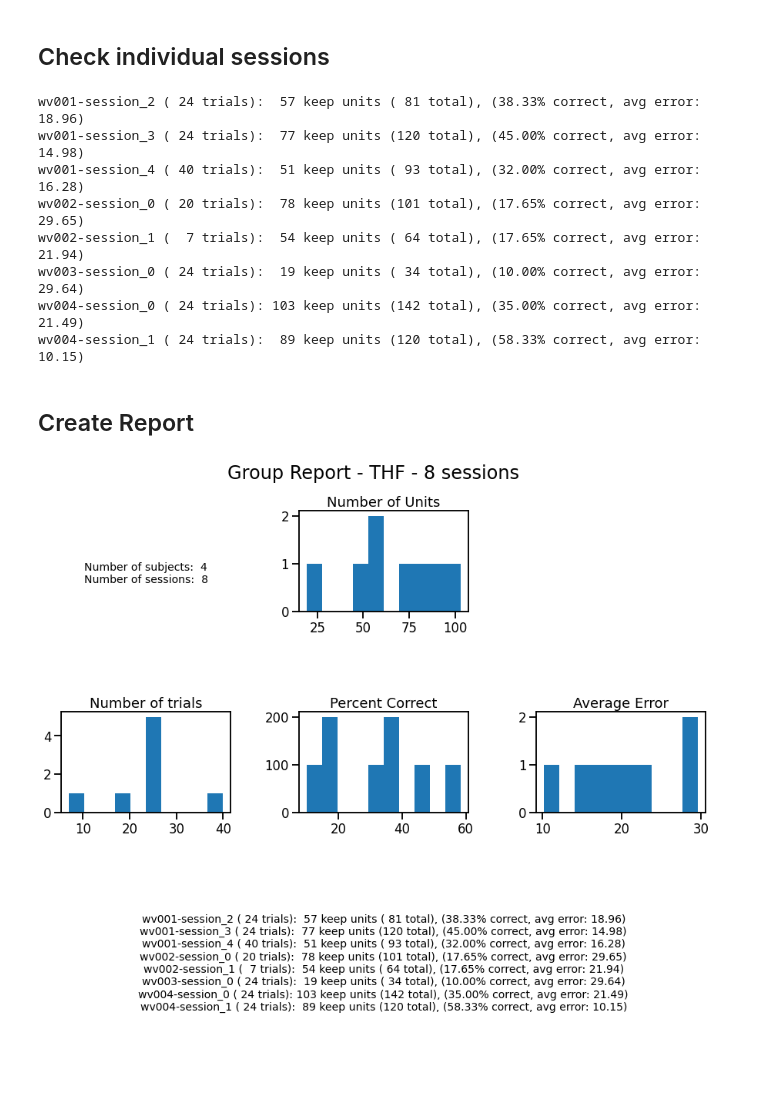
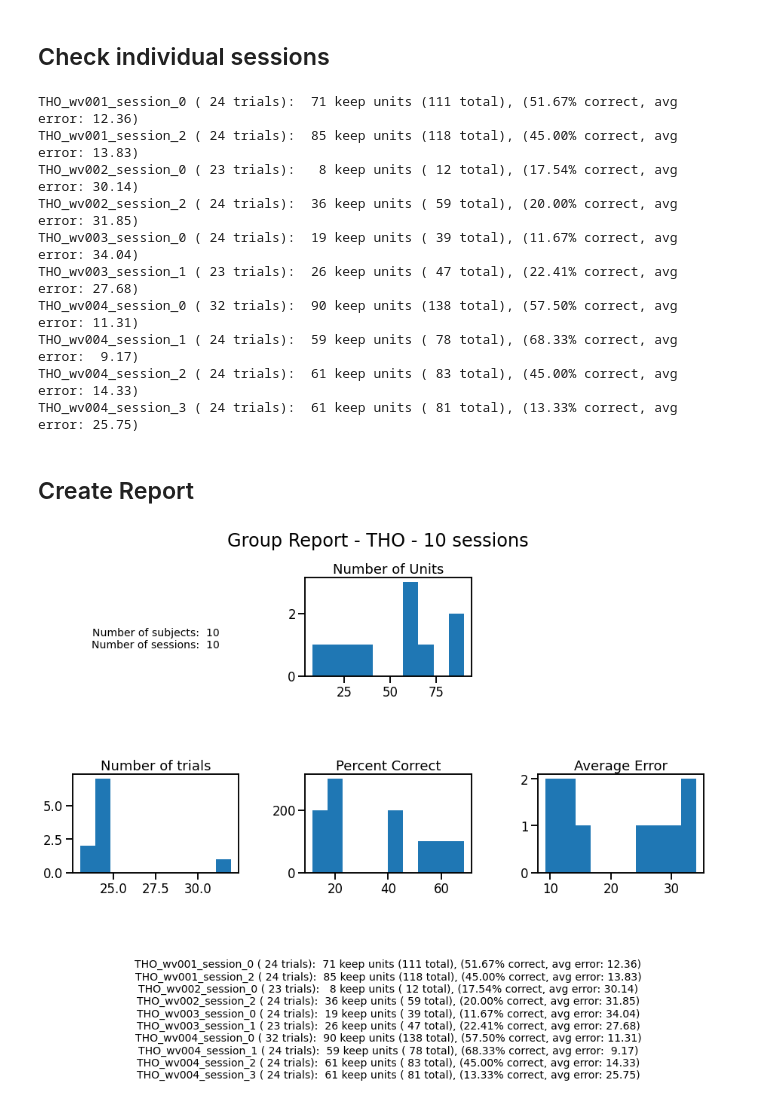
Before and after one commit to HSUPipeline/AnalyzeTH, a Jupyter notebook: notebooks/REPORTS-GROUP.ipynb, the cells around one changed output. Saved outputs shown, nothing was run; the diff lists cells and outputs as text; code cells hidden in the pictures; blank space fills up the shorter version.

Commit message:
update group analysis

```diff
--- a/notebooks/REPORTS-GROUP.ipynb
+++ b/notebooks/REPORTS-GROUP.ipynb
@@ -25,7 +25,7 @@ from reports import create_group_info, create_group_str, create_group_sessions_s
 ## Settings
 # %%
 # Set which task to analyze
-task = 'THF'
+task = 'THO'
 # %%
 # Define the base data folder
 data_folder = Path('/Users/tom/Documents/Data/JacobsLab/TH/')
@@ -69,44 +69,50 @@ for nwbfile in nwbfiles:
 # Create detailed information for each session
 print('\n'.join(create_group_sessions_str(summary)))
 # %% [output]
-wv001-session_2 ( 24 trials):  57 keep units ( 81 total), (38.33% correct, avg error: 18.96)
-wv001-session_3 ( 24 trials):  77 keep units (120 total), (45.00% correct, avg error: 14.98)
-wv001-session_4 ( 40 trials):  51 keep units ( 93 total), (32.00% correct, avg error: 16.28)
-wv002-session_0 ( 20 trials):  78 keep units (101 total), (17.65% correct, avg error: 29.65)
-wv002-session_1 (  7 trials):  54 keep units ( 64 total), (17.65% correct, avg error: 21.94)
-wv003-session_0 ( 24 trials):  19 keep units ( 34 total), (10.00% correct, avg error: 29.64)
-wv004-session_0 ( 24 trials): 103 keep units (142 total), (35.00% correct, avg error: 21.49)
-wv004-session_1 ( 24 trials):  89 keep units (120 total), (58.33% correct, avg error: 10.15)
+THO_wv001_session_0 ( 24 trials):  71 keep units (111 total), (51.67% correct, avg error: 12.36)
+THO_wv001_session_2 ( 24 trials):  85 keep units (118 total), (45.00% correct, avg error: 13.83)
+THO_wv002_session_0 ( 23 trials):   8 keep units ( 12 total), (17.54% correct, avg error: 30.14)
+THO_wv002_session_2 ( 24 trials):  36 keep units ( 59 total), (20.00% correct, avg error: 31.85)
+THO_wv003_session_0 ( 24 trials):  19 keep units ( 39 total), (11.67% correct, avg error: 34.04)
+THO_wv003_session_1 ( 23 trials):  26 keep units ( 47 total), (22.41% correct, avg error: 27.68)
+THO_wv004_session_0 ( 32 trials):  90 keep units (138 total), (57.50% correct, avg error: 11.31)
+THO_wv004_session_1 ( 24 trials):  59 keep units ( 78 total), (68.33% correct, avg error:  9.17)
+THO_wv004_session_2 ( 24 trials):  61 keep units ( 83 total), (45.00% correct, avg error: 14.33)
+THO_wv004_session_3 ( 24 trials):  61 keep units ( 81 total), (13.33% correct, avg error: 25.75)
 # %% [markdown]
 ## Create Report
+# %%
+# Report settings
+font_settings = {'fontdict' : {'fontsize' : 14}, 'ha' : 'center', 'va' : 'center'}
 # %%
 # Initialize figure
 _ = plt.figure(figsize=(15, 12))
 grid = gridspec.GridSpec(3, 3, wspace=0.4, hspace=1.0)
-plt.suptitle('Group Report - {} - {} sessions'.format(task, len(summary['ids'])), fontsize=24, y=0.95);
+plt.suptitle('Group Report - {} - {} sessions'.format(\
+    task, len(summary['ids'])), fontsize=24, y=0.95);
 
 # 00: group text
 ax00 = plt.subplot(grid[0, 0])
 subject_text = create_group_str(create_group_info(summary))
-ax00.text(0.5, 0.5, subject_text, fontdict={'fontsize' : 14}, ha='center', va='center');
+ax00.text(0.5, 0.5, subject_text, **font_settings);
 ax00.axis('off');
 
 # 01: neuron firing
 ax01 = plt.subplot(grid[0, 1])
 plot_hist(summary['n_keep'], title='Number of Units', ax=ax01)
 
 # 10-12: behavioural data
 ax10 = plt.subplot(grid[1, 0])
 plot_hist(summary['n_trials'], title='Number of trials', ax=ax10)
 ax11 = plt.subplot(grid[1, 1])
 plot_hist(summary['correct'] * 100, title='Percent Correct', ax=ax11)
 ax12 = plt.subplot(grid[1, 2])
 plot_hist(summary['error'], title='Average Error', ax=ax12)
 
 # 21: detailed session strings
 ax21 = plt.subplot(grid[2, 1])
 session_text = '\n'.join(create_group_sessions_str(summary))
-ax21.text(0.5, 0.5, session_text, fontdict={'fontsize' : 14}, ha='center', va='center');
+ax21.text(0.5, 0.5, session_text, **font_settings);
 ax21.axis('off');
 # %% [output]
-[figure, old version]
+[figure, new version]
```
Also changed, not shown: 1 other file.
